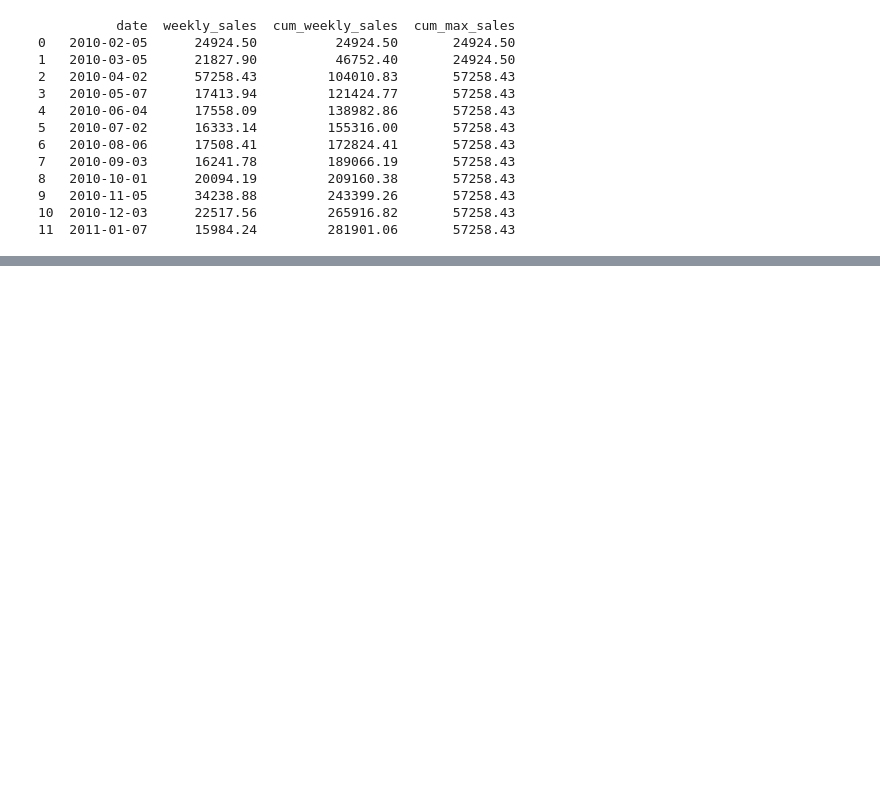
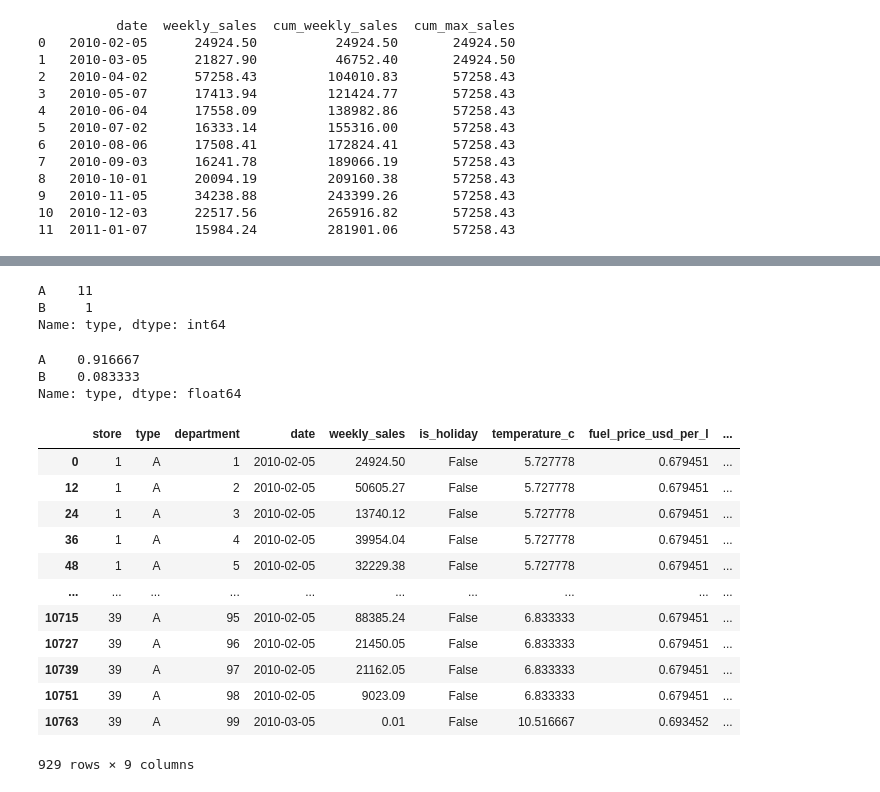
Before and after one commit to ia234/Python_23, a Jupyter notebook: Python_Cheat_Sheet_2023.ipynb, the cells around one changed output, grey strips where cells are left out. Drawn from its saved outputs; the diff is of its cells as text; code cells hidden in the pictures; blank space fills up the shorter version.

```diff
--- a/Python_Cheat_Sheet_2023.ipynb
+++ b/Python_Cheat_Sheet_2023.ipynb
@@ -1470,0 +1545,34 @@ print(sales_1_1[["date", "weekly_sales", "cum_weekly_sales", "cum_max_sales"]])
+# %%
+# Count the number of stores of each type
+store_counts = store_types['type'].value_counts()
+store_counts
+# %% [output]
+A    11
+B     1
+Name: type, dtype: int64
+# %%
+# Get the proportion of stores of each type
+store_props = store_types['type'].value_counts(normalize=True)
+store_props
+# %% [output]
+A    0.916667
+B    0.083333
+Name: type, dtype: float64
+# %%
+# Drop duplicate store/department combinations
+store_depts = sales.drop_duplicates(subset=["store", "department"])
+store_depts
+# %% [output]
+|  | store | type | department | date | weekly_sales | is_holiday | temperature_c | fuel_price_usd_per_l | ... |
+| 0 | 1 | A | 1 | 2010-02-05 | 24924.50 | False | 5.727778 | 0.679451 | ... |
+| 12 | 1 | A | 2 | 2010-02-05 | 50605.27 | False | 5.727778 | 0.679451 | ... |
+| 24 | 1 | A | 3 | 2010-02-05 | 13740.12 | False | 5.727778 | 0.679451 | ... |
+| 36 | 1 | A | 4 | 2010-02-05 | 39954.04 | False | 5.727778 | 0.679451 | ... |
+| 48 | 1 | A | 5 | 2010-02-05 | 32229.38 | False | 5.727778 | 0.679451 | ... |
+| ... | ... | ... | ... | ... | ... | ... | ... | ... | ... |
+| 10715 | 39 | A | 95 | 2010-02-05 | 88385.24 | False | 6.833333 | 0.679451 | ... |
+| 10727 | 39 | A | 96 | 2010-02-05 | 21450.05 | False | 6.833333 | 0.679451 | ... |
+| 10739 | 39 | A | 97 | 2010-02-05 | 21162.05 | False | 6.833333 | 0.679451 | ... |
+| 10751 | 39 | A | 98 | 2010-02-05 | 9023.09 | False | 6.833333 | 0.679451 | ... |
+| 10763 | 39 | A | 99 | 2010-03-05 | 0.01 | False | 10.516667 | 0.693452 | ... |
+929 rows × 9 columns
```
Also changed, not shown: parts of 22 cells of this notebook.
